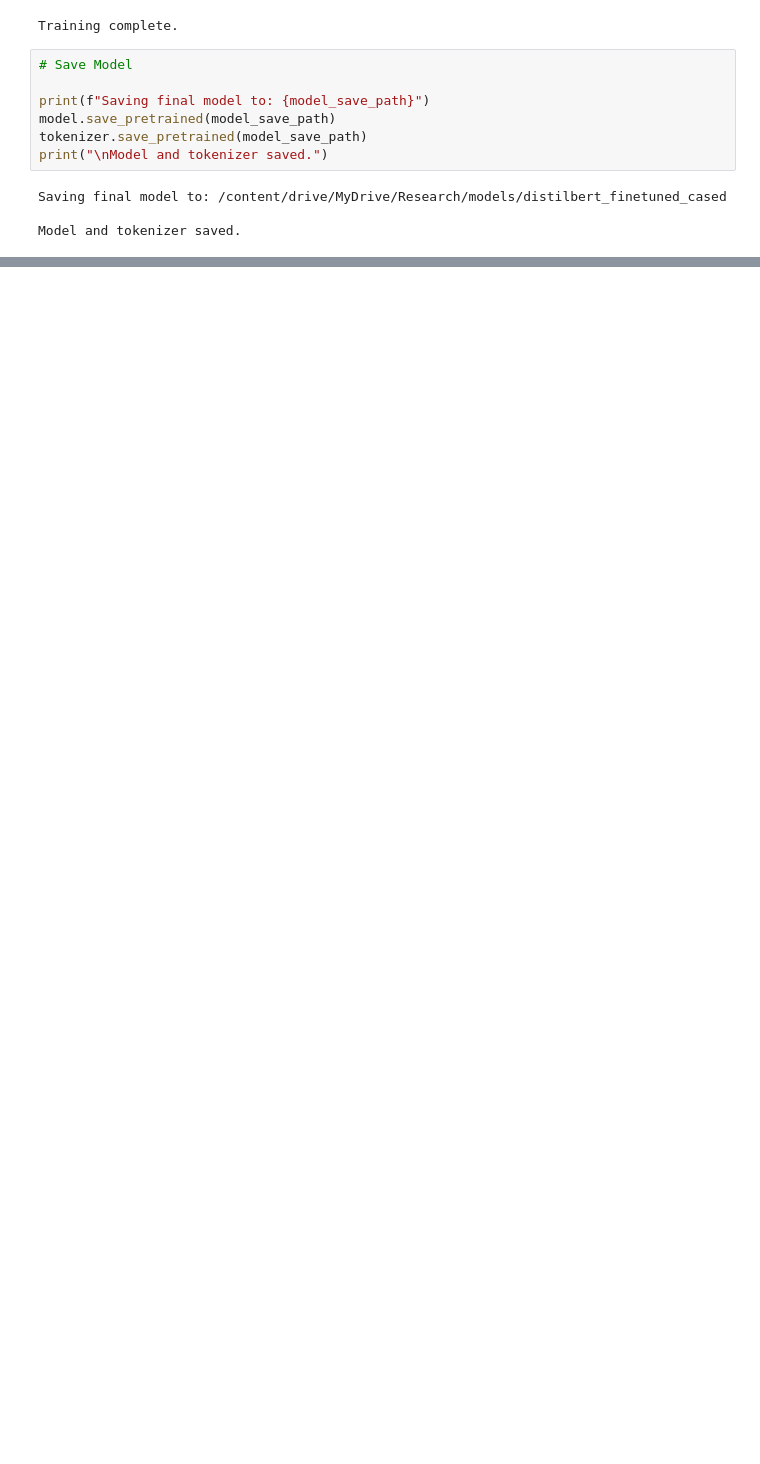
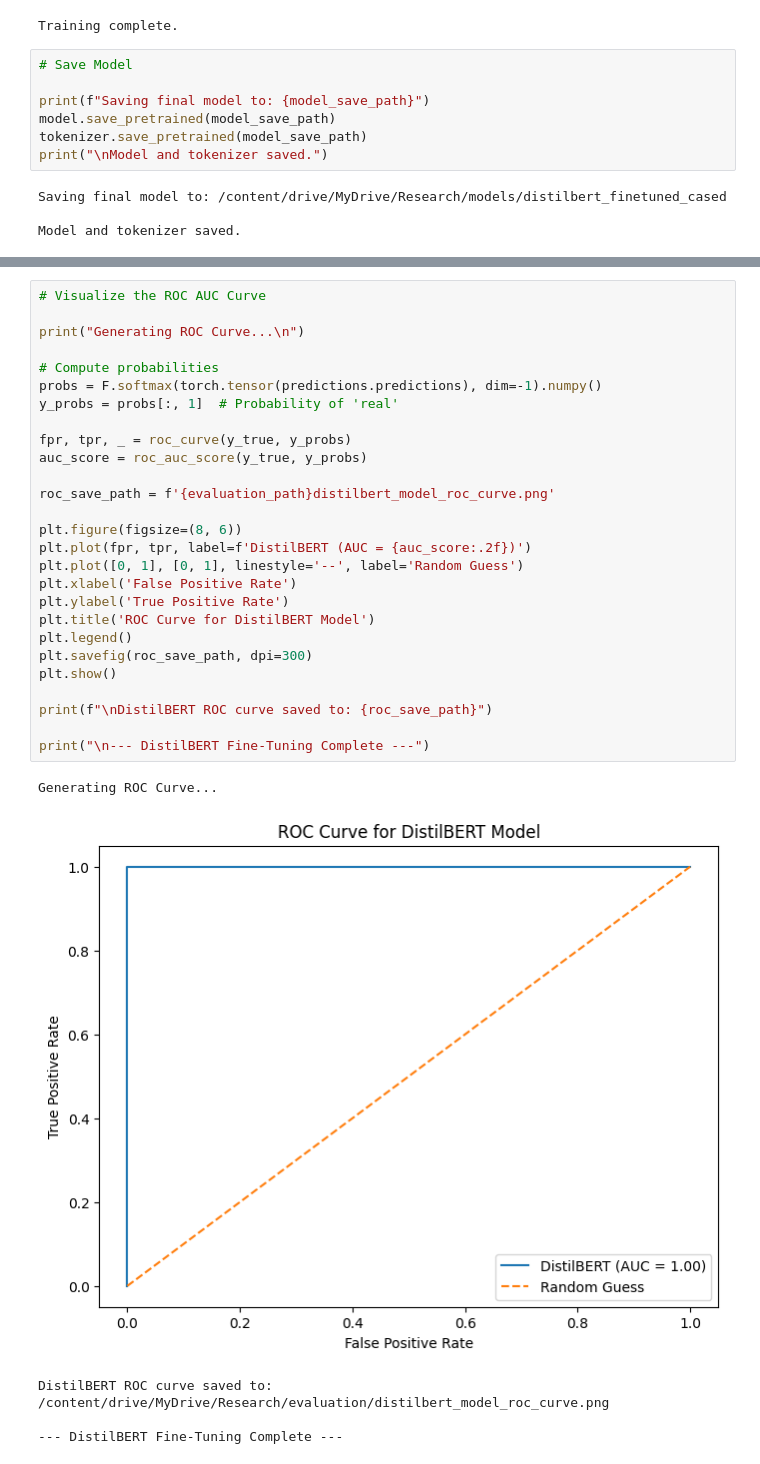
Before and after one commit to suthan-k/political-fake-news-detector, a Jupyter notebook: notebooks/04_DistilBERT_Finetuning.ipynb, the cells around one changed output, grey strips where cells are left out. Saved outputs shown, nothing was run; the diff lists cells and outputs as text; blank space fills up the shorter version.

```diff
--- a/notebooks/04_DistilBERT_Finetuning.ipynb
+++ b/notebooks/04_DistilBERT_Finetuning.ipynb
@@ -270,0 +321,33 @@ STEPS_PER_SECOND: 1.8020
+# %%
+# Visualize the ROC AUC Curve
+
+print("Generating ROC Curve...\n")
+
+# Compute probabilities
+probs = F.softmax(torch.tensor(predictions.predictions), dim=-1).numpy()
+y_probs = probs[:, 1]  # Probability of 'real'
+
+fpr, tpr, _ = roc_curve(y_true, y_probs)
+auc_score = roc_auc_score(y_true, y_probs)
+
+roc_save_path = f'{evaluation_path}distilbert_model_roc_curve.png'
+
+plt.figure(figsize=(8, 6))
+plt.plot(fpr, tpr, label=f'DistilBERT (AUC = {auc_score:.2f})')
+plt.plot([0, 1], [0, 1], linestyle='--', label='Random Guess')
+plt.xlabel('False Positive Rate')
+plt.ylabel('True Positive Rate')
+plt.title('ROC Curve for DistilBERT Model')
+plt.legend()
+plt.savefig(roc_save_path, dpi=300)
+plt.show()
+
+print(f"\nDistilBERT ROC curve saved to: {roc_save_path}")
+
+print("\n--- DistilBERT Fine-Tuning Complete ---")
+# %% [output]
+Generating ROC Curve...
+[figure, added]
+DistilBERT ROC curve saved to: /content/drive/MyDrive/Research/evaluation/distilbert_model_roc_curve.png
+
+--- DistilBERT Fine-Tuning Complete ---
```
Also changed, not shown: parts of 10 cells of this notebook, 34 other files.
